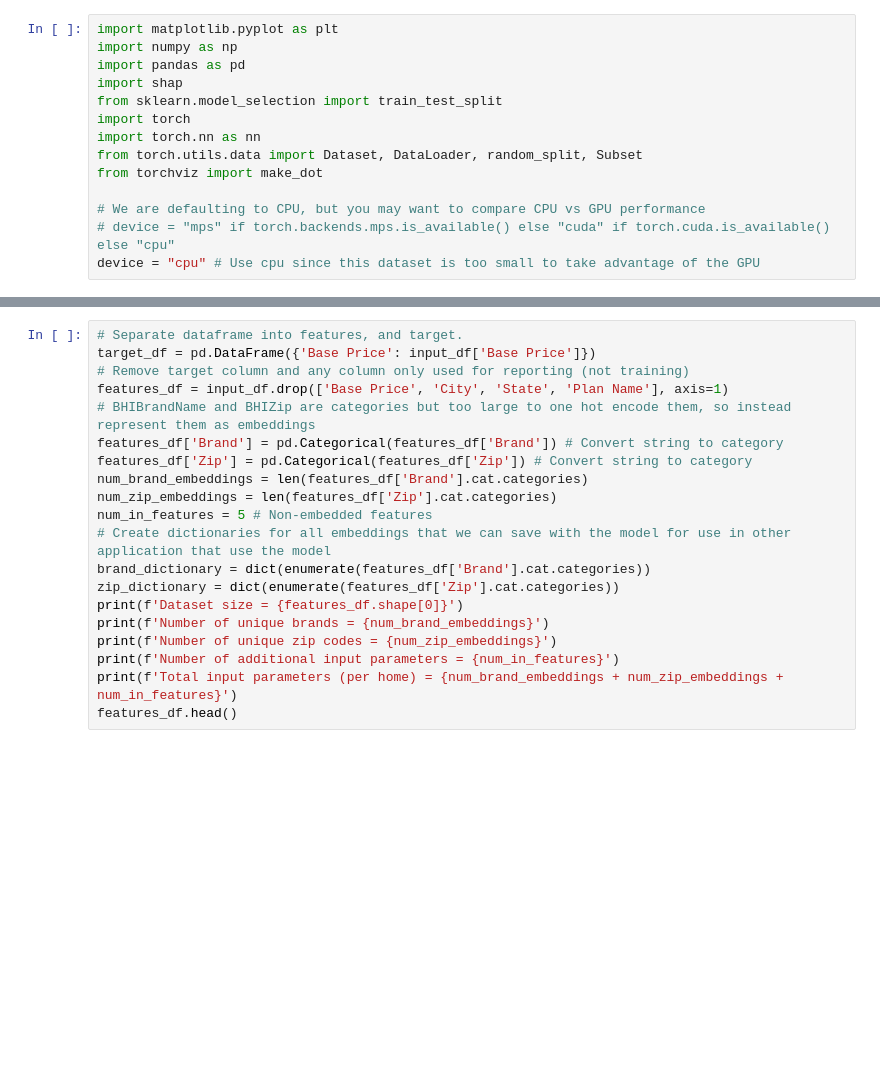
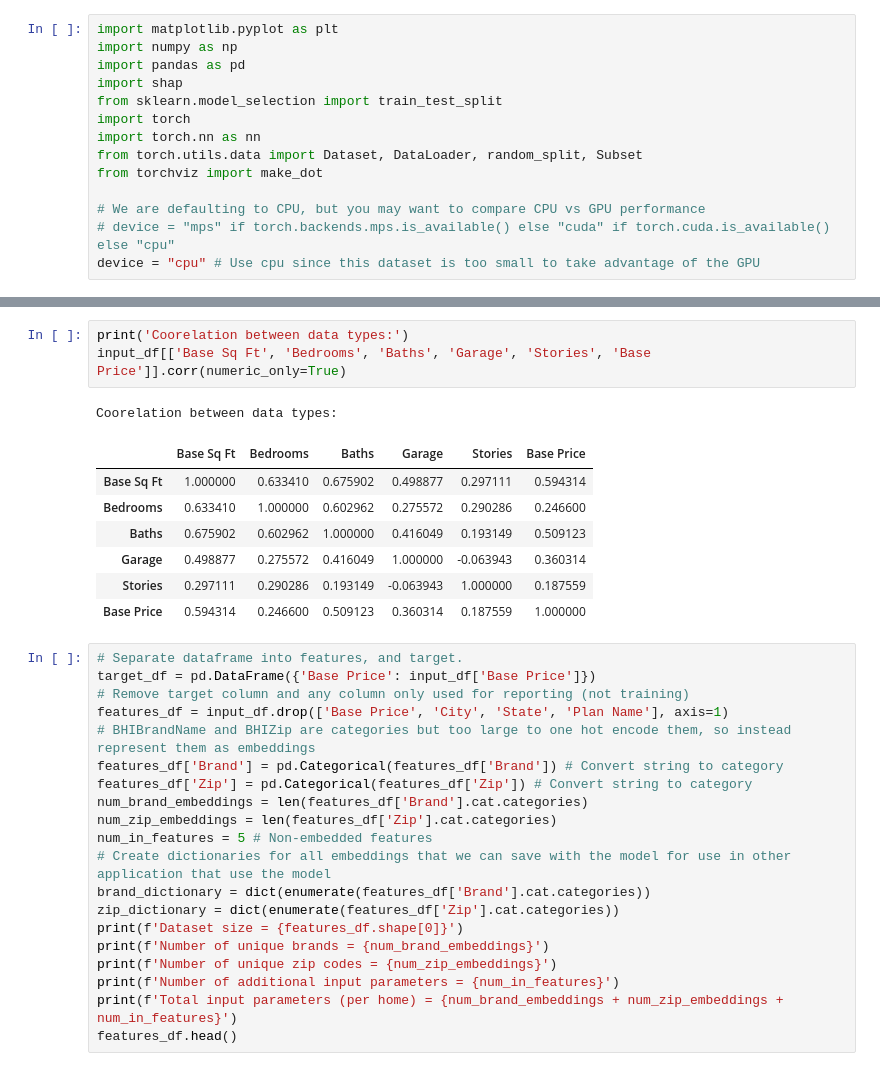
Before and after one commit to PaulGilchrist/machine-learning3, a Jupyter notebook: notebooks/home_prices_bhi.ipynb, the cells around one changed output, grey strips where cells are left out. Drawn from its saved outputs; the diff is of its cells as text; blank space fills up the shorter version.

```diff
--- a/notebooks/home_prices_bhi.ipynb
+++ b/notebooks/home_prices_bhi.ipynb
@@ -81,3 +122,15 @@ input_df.head()
+# %%
+print('Coorelation between data types:')
+input_df[['Base Sq Ft', 'Bedrooms', 'Baths', 'Garage', 'Stories', 'Base Price']].corr(numeric_only=True)
+# %% [output]
+Coorelation between data types:
+|  | Base Sq Ft | Bedrooms | Baths | Garage | Stories | Base Price |
+| Base Sq Ft | 1.000000 | 0.633410 | 0.675902 | 0.498877 | 0.297111 | 0.594314 |
+| Bedrooms | 0.633410 | 1.000000 | 0.602962 | 0.275572 | 0.290286 | 0.246600 |
+| Baths | 0.675902 | 0.602962 | 1.000000 | 0.416049 | 0.193149 | 0.509123 |
+| Garage | 0.498877 | 0.275572 | 0.416049 | 1.000000 | -0.063943 | 0.360314 |
+| Stories | 0.297111 | 0.290286 | 0.193149 | -0.063943 | 1.000000 | 0.187559 |
+| Base Price | 0.594314 | 0.246600 | 0.509123 | 0.360314 | 0.187559 | 1.000000 |
 # %%
 # Separate dataframe into features, and target.
 target_df = pd.DataFrame({'Base Price': input_df['Base Price']})
```
Also changed, not shown: parts of 10 cells of this notebook, 4 other files.
